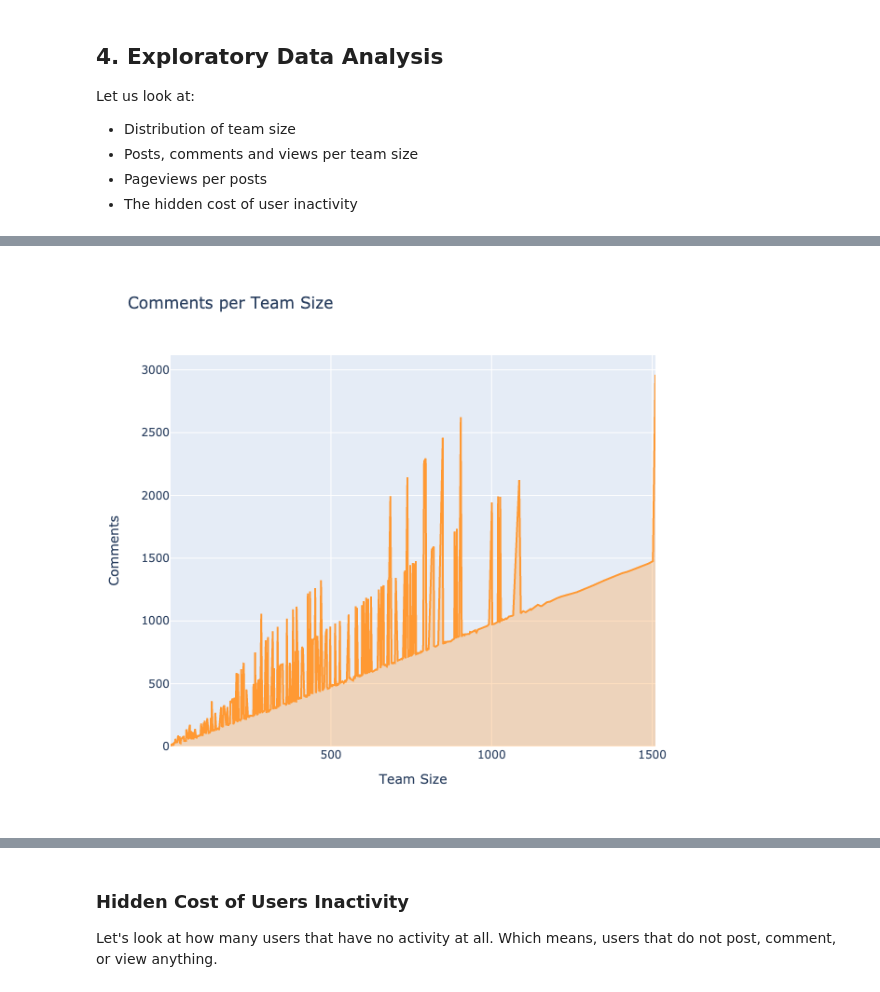
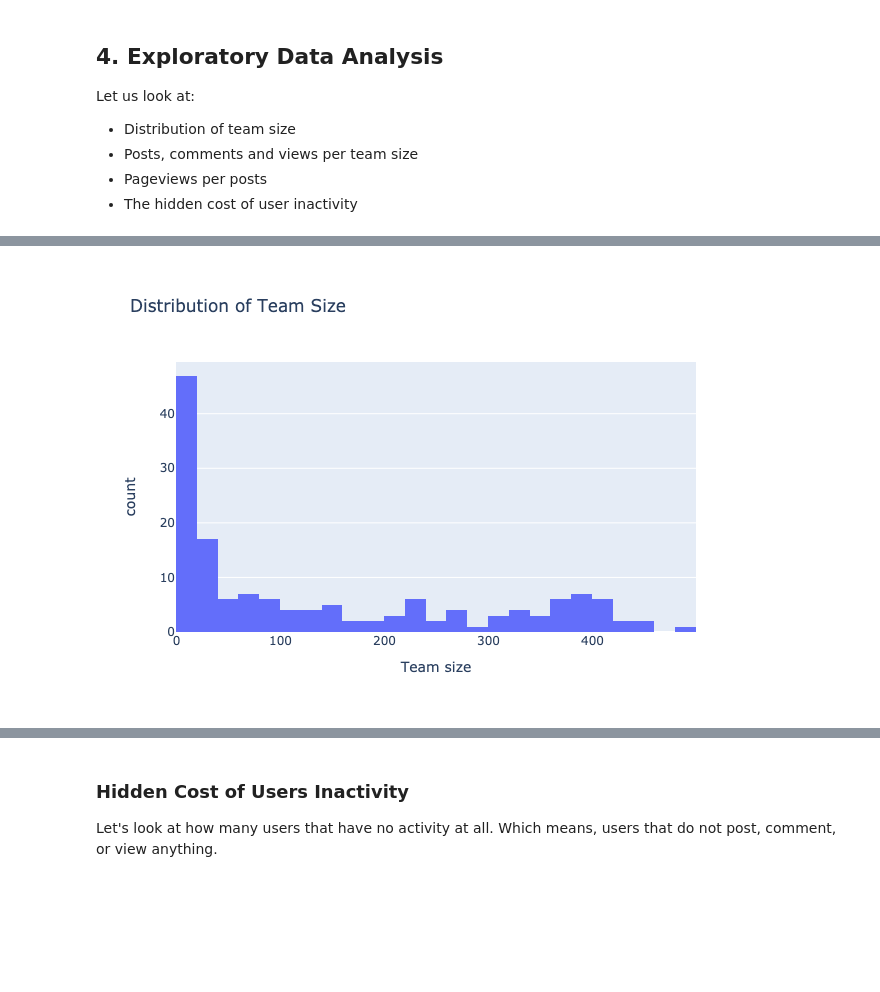
Before and after one commit to KyleOS/useractivity-1, a Jupyter notebook: notebook.ipynb, the cells around one changed output, grey strips where cells are left out. Saved outputs shown, nothing was run; the diff lists cells and outputs as text; code cells hidden in the pictures; blank space fills up the shorter version.

```diff
--- a/notebook.ipynb
+++ b/notebook.ipynb
@@ -159,16 +158,11 @@ fig.show()
-# %%
-# Comments per Team Size
-layout = cf.Layout(
-    height = 600,width = 800,
-    yaxis = dict(title = 'Comments'),
-    xaxis = dict(title = 'Team Size'),
-    title = 'Comments per Team Size'
-)
-fig = teamactivity.groupby(['users'],as_index=True)['comments'].sum().\
-    iplot(kind='scatter',fill=True,width=2,asFigure=True,layout = layout)
-fig.show()
-# %% [output]
-[figure, removed]
+# %%
+# Distribution of Team Size
+fig = px.histogram(teamactivity, x="users", nbins=40,
+                  labels={'users':'Team size', 'count':'Number of Teams'},
+                  title='Distribution of Team Size')
+fig.show()
+# %% [output]
+[figure, added]
 # %%
 # Posts per Team Size
 layout = cf.Layout(
```
Also changed, not shown: parts of 13 cells of this notebook, 3 other files.
